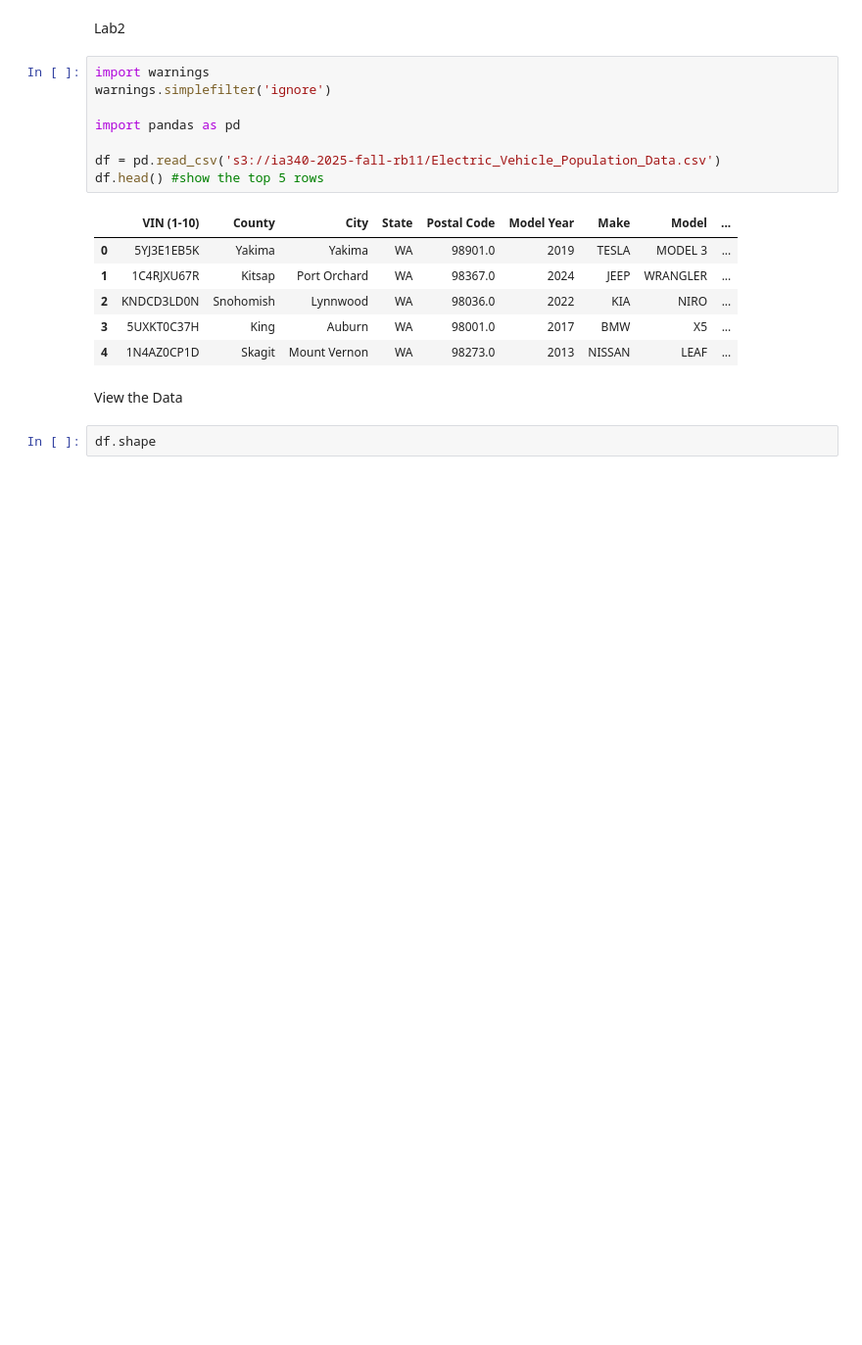
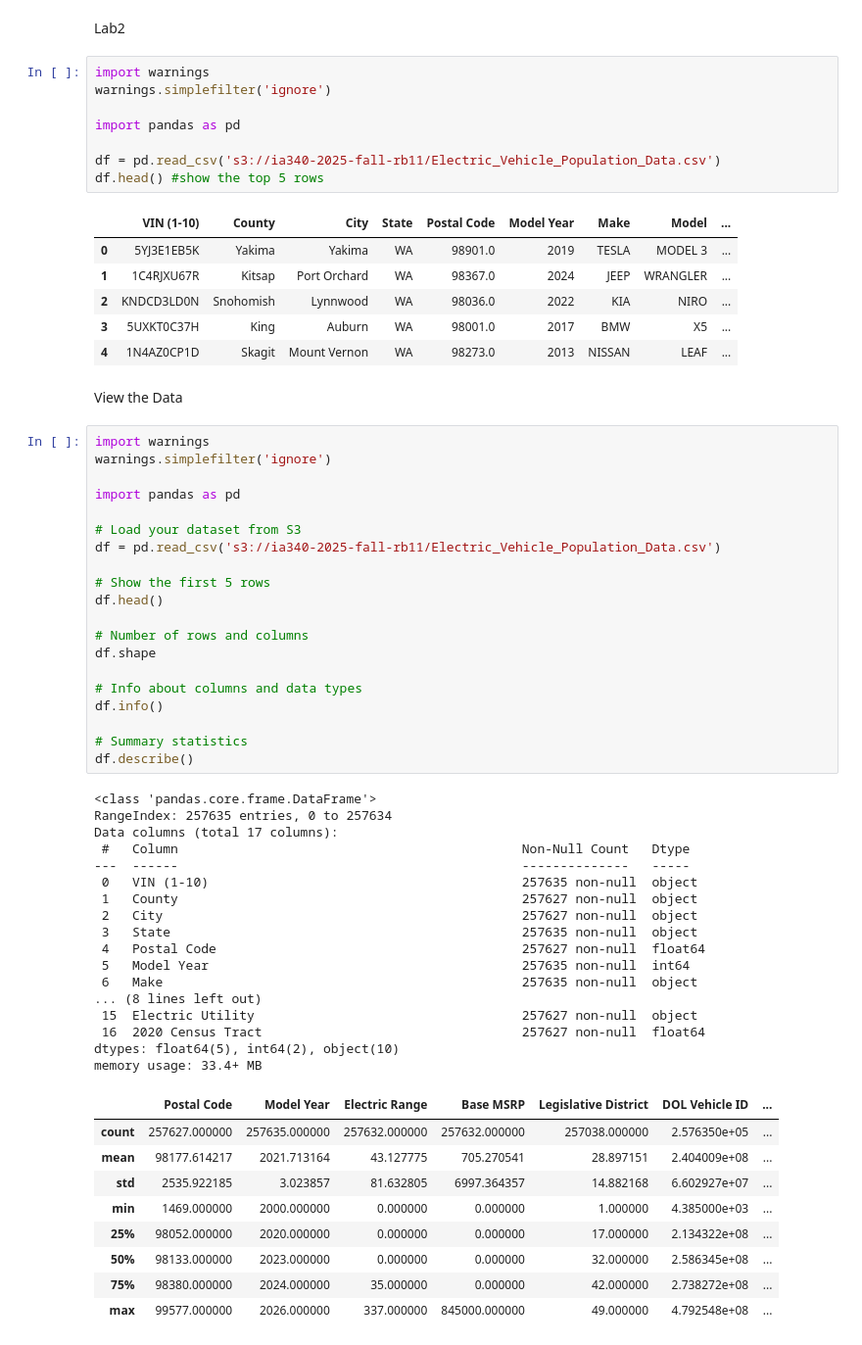
Before and after one commit to rileywillbaker/IA340-, a Jupyter notebook: Lab2.ipynb, the cells around one changed output. Shown at 98% size. Drawn from its saved outputs; the diff is of its cells as text; blank space fills up the shorter version.

```diff
--- a/Lab2.ipynb
+++ b/Lab2.ipynb
@@ -18,4 +18,49 @@ df.head() #show the top 5 rows
 # %% [markdown]
 View the Data
 # %%
+import warnings
+warnings.simplefilter('ignore')
+
+import pandas as pd
+
+# Load your dataset from S3
+df = pd.read_csv('s3://ia340-2025-fall-rb11/Electric_Vehicle_Population_Data.csv')
+
+# Show the first 5 rows
+df.head()
+
+# Number of rows and columns
 df.shape
+
+# Info about columns and data types
+df.info()
+
+# Summary statistics
+df.describe()
+# %% [output]
+<class 'pandas.core.frame.DataFrame'>
+RangeIndex: 257635 entries, 0 to 257634
+Data columns (total 17 columns):
+ #   Column                                             Non-Null Count   Dtype
+---  ------                                             --------------   -----
+ 0   VIN (1-10)                                         257635 non-null  object
+ 1   County                                             257627 non-null  object
+ 2   City                                               257627 non-null  object
+ 3   State                                              257635 non-null  object
+ 4   Postal Code                                        257627 non-null  float64
+ 5   Model Year                                         257635 non-null  int64
+ 6   Make                                               257635 non-null  object
+... (8 lines left out)
+ 15  Electric Utility                                   257627 non-null  object
+ 16  2020 Census Tract                                  257627 non-null  float64
+dtypes: float64(5), int64(2), object(10)
+memory usage: 33.4+ MB
+|  | Postal Code | Model Year | Electric Range | Base MSRP | Legislative District | DOL Vehicle ID | ... |
+| count | 257627.000000 | 257635.000000 | 257632.000000 | 257632.000000 | 257038.000000 | 2.576350e+05 | ... |
+| mean | 98177.614217 | 2021.713164 | 43.127775 | 705.270541 | 28.897151 | 2.404009e+08 | ... |
+| std | 2535.922185 | 3.023857 | 81.632805 | 6997.364357 | 14.882168 | 6.602927e+07 | ... |
+| min | 1469.000000 | 2000.000000 | 0.000000 | 0.000000 | 1.000000 | 4.385000e+03 | ... |
+| 25% | 98052.000000 | 2020.000000 | 0.000000 | 0.000000 | 17.000000 | 2.134322e+08 | ... |
+| 50% | 98133.000000 | 2023.000000 | 0.000000 | 0.000000 | 32.000000 | 2.586345e+08 | ... |
+| 75% | 98380.000000 | 2024.000000 | 35.000000 | 0.000000 | 42.000000 | 2.738272e+08 | ... |
+| max | 99577.000000 | 2026.000000 | 337.000000 | 845000.000000 | 49.000000 | 4.792548e+08 | ... |
```
Also changed, not shown: parts of 14 cells of this notebook.
